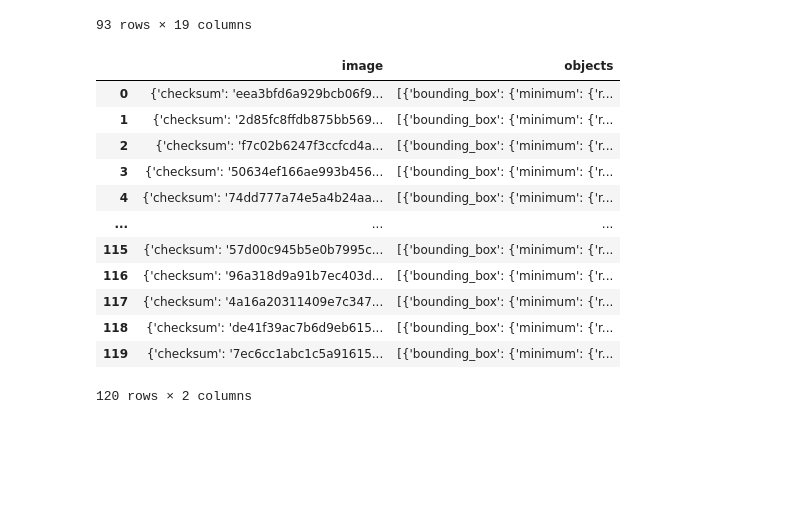
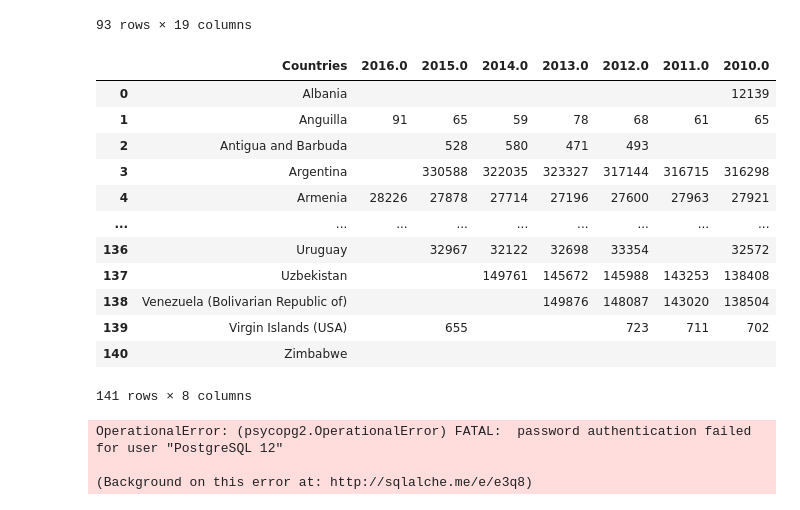
Before and after one commit to laurybenoit/ETL-Project, a Jupyter notebook: Malarianotebook.ipynb, the cells around one changed output. Cells and saved outputs as stored; diff of their text form; code cells hidden in the pictures; blank space fills up the shorter version.

```diff
--- a/Malarianotebook.ipynb
+++ b/Malarianotebook.ipynb
@@ -185,23 +211,31 @@ Complete_datasets
 | 256 | Zimbabwe | Malaria cases reported | Lower middle income | 249379.0 | 319935.0 | 276963.0 | ... |
 93 rows × 19 columns
 # %%
-json_file = "malaria/test.json"
-malaria_test_cases = pd.read_json(json_file)
-malaria_test_cases
+json_file = "malaria/reporteddeaths.json"
+reported_deaths= pd.read_json(json_file)
+reported_deaths.columns
+json_deaths = reported_deaths.drop(columns=["Last\navailable", ""])
+json_deaths
 # %% [output]
-|  | image | objects |
-| 0 | {'checksum': 'eea3bfd6a929bcb06f9... | [{'bounding_box': {'minimum': {'r... |
-| 1 | {'checksum': '2d85fc8ffdb875bb569... | [{'bounding_box': {'minimum': {'r... |
-| 2 | {'checksum': 'f7c02b6247f3ccfcd4a... | [{'bounding_box': {'minimum': {'r... |
-| 3 | {'checksum': '50634ef166ae993b456... | [{'bounding_box': {'minimum': {'r... |
-| 4 | {'checksum': '74dd777a74e5a4b24aa... | [{'bounding_box': {'minimum': {'r... |
-| ... | ... | ... |
-| 115 | {'checksum': '57d00c945b5e0b7995c... | [{'bounding_box': {'minimum': {'r... |
-| 116 | {'checksum': '96a318d9a91b7ec403d... | [{'bounding_box': {'minimum': {'r... |
-| 117 | {'checksum': '4a16a20311409e7c347... | [{'bounding_box': {'minimum': {'r... |
-| 118 | {'checksum': 'de41f39ac7b6d9eb615... | [{'bounding_box': {'minimum': {'r... |
-| 119 | {'checksum': '7ec6cc1abc1c5a91615... | [{'bounding_box': {'minimum': {'r... |
+|  | Countries | 2016.0 | 2015.0 | 2014.0 | 2013.0 | 2012.0 | 2011.0 | 2010.0 |
+| 0 | Albania |  |  |  |  |  |  | 12139 |
+| 1 | Anguilla | 91 | 65 | 59 | 78 | 68 | 61 | 65 |
+| 2 | Antigua and Barbuda |  | 528 | 580 | 471 | 493 |  |  |
+| 3 | Argentina |  | 330588 | 322035 | 323327 | 317144 | 316715 | 316298 |
+| 4 | Armenia | 28226 | 27878 | 27714 | 27196 | 27600 | 27963 | 27921 |
+| ... | ... | ... | ... | ... | ... | ... | ... | ... |
+| 136 | Uruguay |  | 32967 | 32122 | 32698 | 33354 |  | 32572 |
+| 137 | Uzbekistan |  |  | 149761 | 145672 | 145988 | 143253 | 138408 |
+| 138 | Venezuela (Bolivarian Republic of) |  |  |  | 149876 | 148087 | 143020 | 138504 |
+| 139 | Virgin Islands (USA) |  | 655 |  |  | 723 | 711 | 702 |
+| 140 | Zimbabwe |  |  |  |  |  |  |  |
-120 rows × 2 columns
+141 rows × 8 columns
 # %%
 rds_connection_string = f"{dbusername}:{dbpassword}@localhost:5432/MalariaCases"
 engine = create_engine(f'postgresql://{rds_connection_string}')
+# %%
+engine.table_names()
+# %% [output]
+OperationalError: (psycopg2.OperationalError) FATAL:  password authentication failed for user "PostgreSQL 12"
+
+(Background on this error at: http://sqlalche.me/e/e3q8)
```
Also changed, not shown: parts of 2 cells of this notebook.
